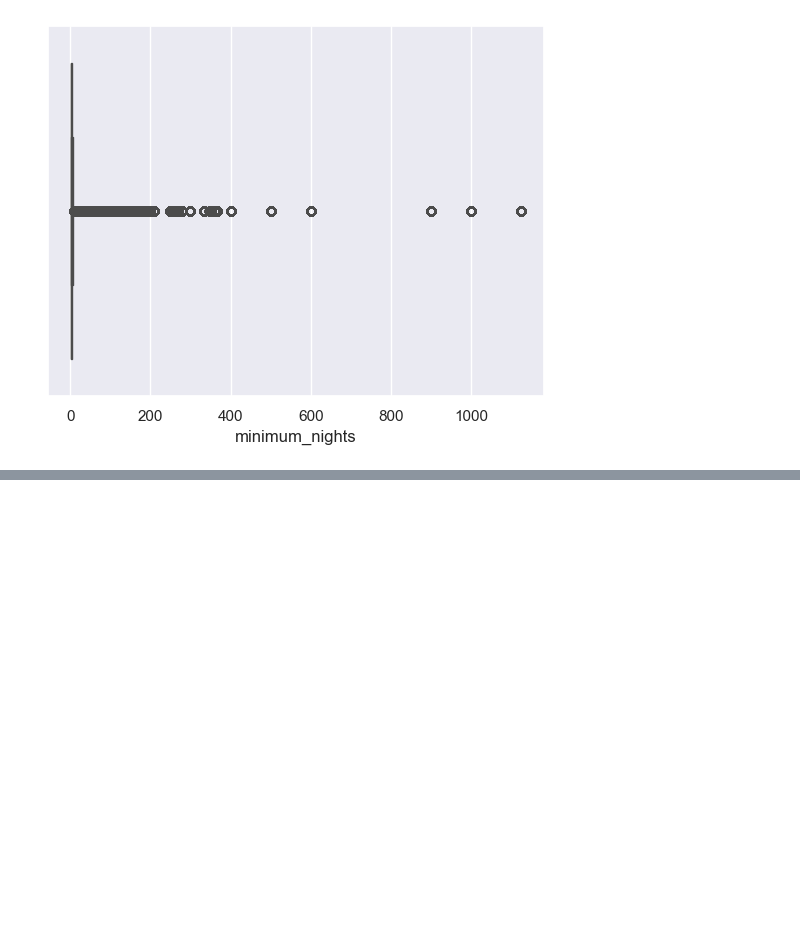
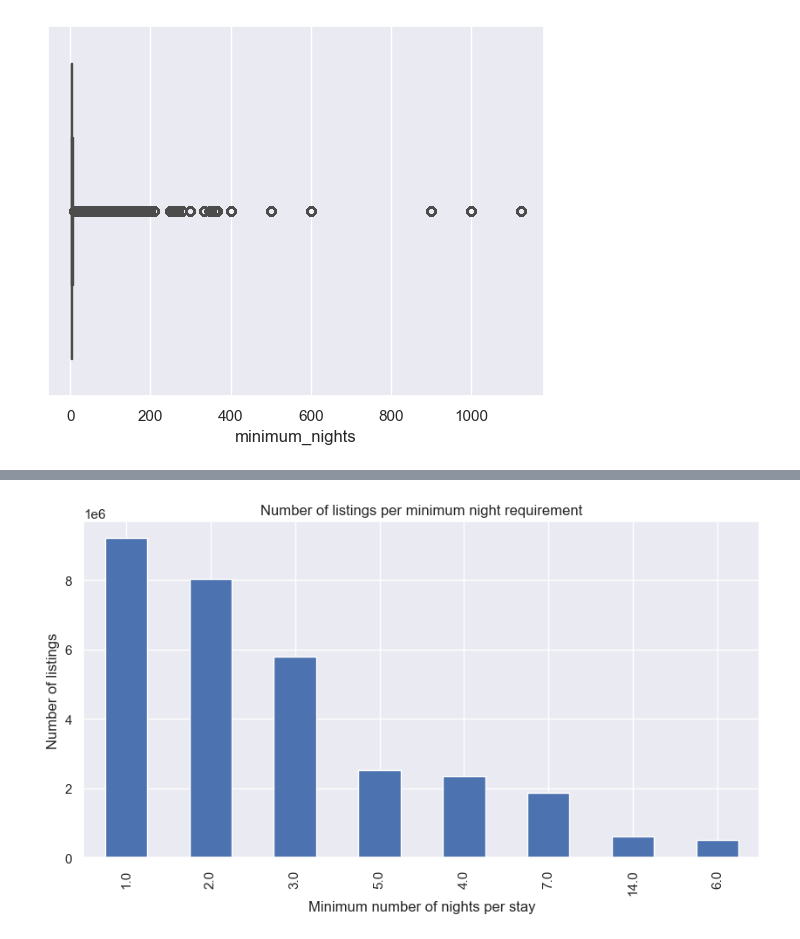
Before and after one commit to 18txm/inside-airbnb-vacancies, a Jupyter notebook: EDA Calendar.ipynb, the cells around one changed output, grey strips where cells are left out. Saved outputs shown, nothing was run; the diff lists cells and outputs as text; code cells hidden in the pictures; blank space fills up the shorter version.

```diff
--- a/EDA Calendar.ipynb
+++ b/EDA Calendar.ipynb
@@ -115,0 +130,7 @@ sns.boxplot(x=dfCalendar['minimum_nights'])
+# %%
+dfCalendar.minimum_nights.value_counts().nlargest(8).plot(kind='bar', figsize=(10,5))
+plt.title("Number of listings per minimum night requirement")
+plt.ylabel('Number of listings')
+plt.xlabel('Minimum number of nights per stay');
+# %% [output]
+[figure, added]
```
Also changed, not shown: parts of 9 cells of this notebook.
